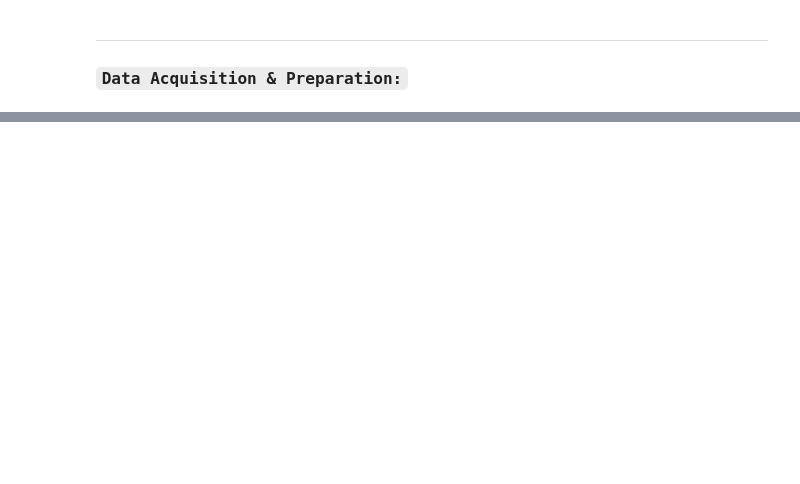
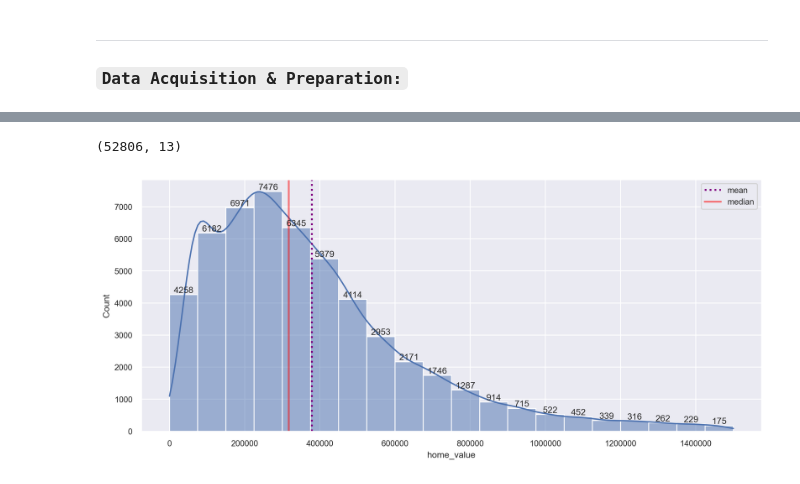
Before and after one commit to mijailmariano/regression-exercises, a Jupyter notebook: regression_scrapbook.ipynb, the cells around one changed output, grey strips where cells are left out. Saved outputs shown, nothing was run; the diff lists cells and outputs as text; code cells hidden in the pictures; blank space fills up the shorter version.

```diff
--- a/regression_scrapbook.ipynb
+++ b/regression_scrapbook.ipynb
@@ -202,0 +641,20 @@ zillow_df.head()
+# %%
+# dropping identified outlier cutoffs in the dataset
+# as these homes may represent houses larger than the majority homes, therefore making the analysis or future prediction less accurate when comparing these outliers.
+
+df = df[df["home_value"] <= 1_500_000]
+df = df[df["living_sq_feet"] <= 8_000]
+df = df[df["bedroom_count"] <= 8]
+df = df[df["bathroom_count"] <= 8]
+
+shape_after_outliers = df.shape
+shape_after_outliers
+# %% [output]
+(52806, 13)
+# %%
+# let's check target again
+from acquire import plot_target, plot_continuous, plot_discrete
+
+plot_target(df["home_value"])
+# %% [output]
+[figure, added]
```
Also changed, not shown: parts of 38 cells of this notebook, 1 other file.
